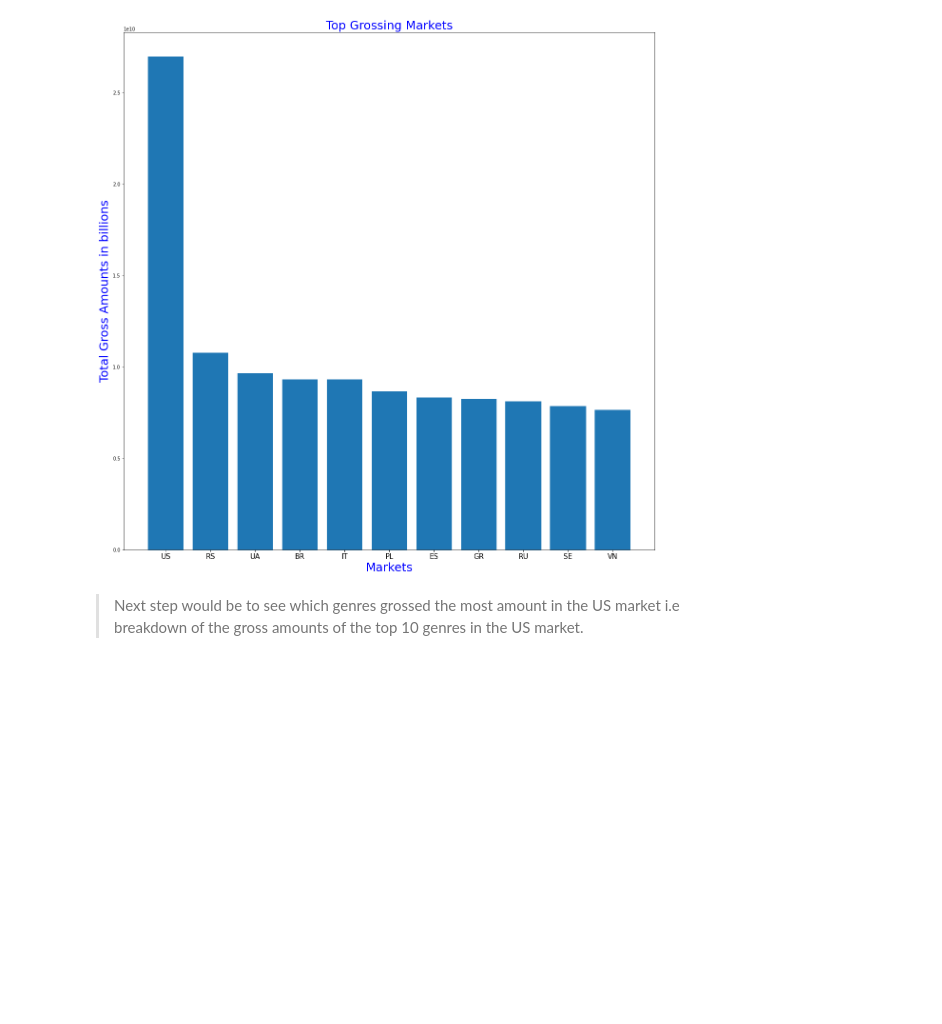
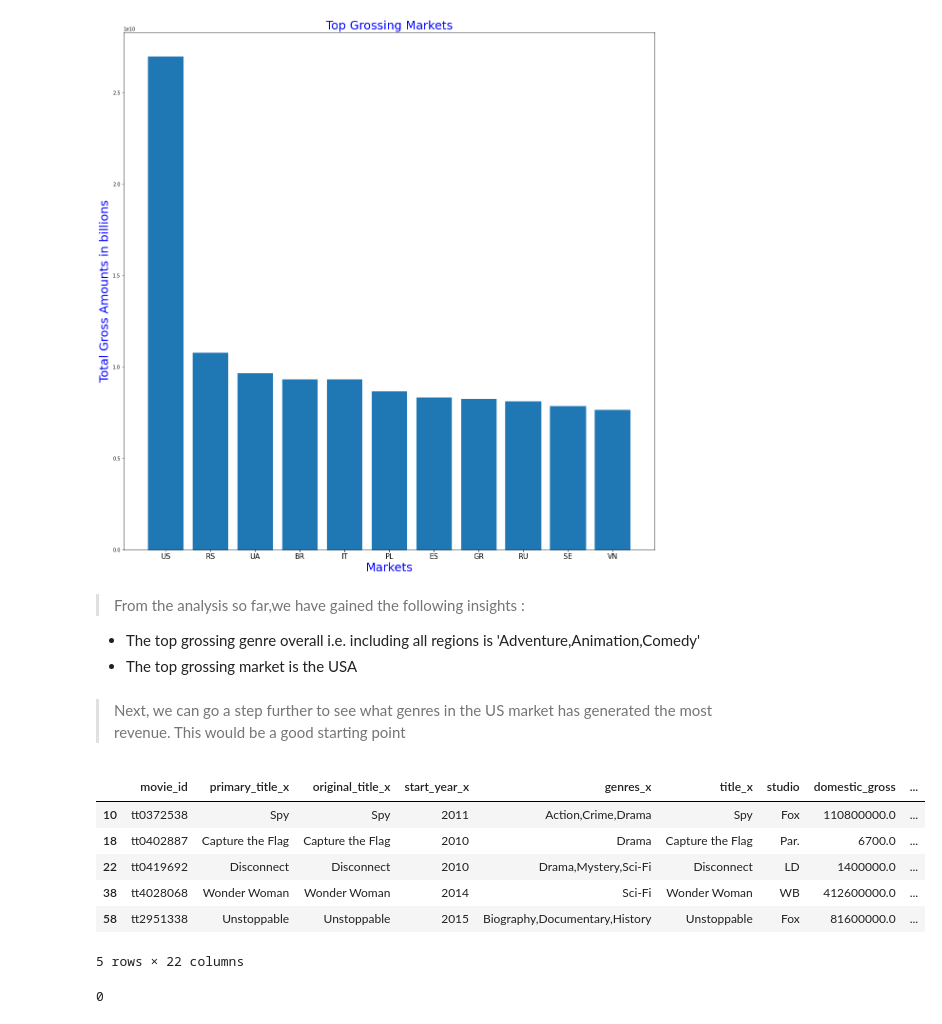
Before and after one commit to rahulakrish/movie_studio_recommendation, a Jupyter notebook: project_notebook.ipynb, the cells around one changed output. Drawn from its saved outputs; the diff is of its cells as text; code cells hidden in the pictures; blank space fills up the shorter version.

```diff
--- a/project_notebook.ipynb
+++ b/project_notebook.ipynb
@@ -519,5 +513,26 @@ ax1.set_ylabel('Total Gross Amounts in billions', fontdict = {'fontsize' : 25, '
 plt.show()
 # %% [output]
 [figure]
-# %% [markdown]
-> Next step would be to see which genres grossed the most amount in the US market i.e breakdown of the gross amounts of the top 10 genres in the US market.
+# %% [markdown]
+> From the analysis so far,we have gained the following insights :
+  - The top grossing genre overall i.e. including all regions is 'Adventure,Animation,Comedy'
+  - The top grossing market is the USA
+# %% [markdown]
+> Next, we can go a step further to see what genres in the US market has generated the most revenue. This would be a good starting point
+# %%
+# creating a new slice of from the movie_markets_gross df by filtering out only the US market
+us_market = movie_markets_gross.loc[movie_markets_gross['region'] == 'US']
+us_market.head()
+# %% [output]
+|  | movie_id | primary_title_x | original_title_x | start_year_x | genres_x | title_x | studio | domestic_gross | ... |
+| 10 | tt0372538 | Spy | Spy | 2011 | Action,Crime,Drama | Spy | Fox | 110800000.0 | ... |
+| 18 | tt0402887 | Capture the Flag | Capture the Flag | 2010 | Drama | Capture the Flag | Par. | 6700.0 | ... |
+| 22 | tt0419692 | Disconnect | Disconnect | 2010 | Drama,Mystery,Sci-Fi | Disconnect | LD | 1400000.0 | ... |
+| 38 | tt4028068 | Wonder Woman | Wonder Woman | 2014 | Sci-Fi | Wonder Woman | WB | 412600000.0 | ... |
+| 58 | tt2951338 | Unstoppable | Unstoppable | 2015 | Biography,Documentary,History | Unstoppable | Fox | 81600000.0 | ... |
+5 rows × 22 columns
+# %%
+#checking to see if there are any duplicate movie_id's
+us_market.duplicated(subset = ['movie_id']).sum()
+# %% [output]
+0
```
Also changed, not shown: parts of 16 cells of this notebook.
